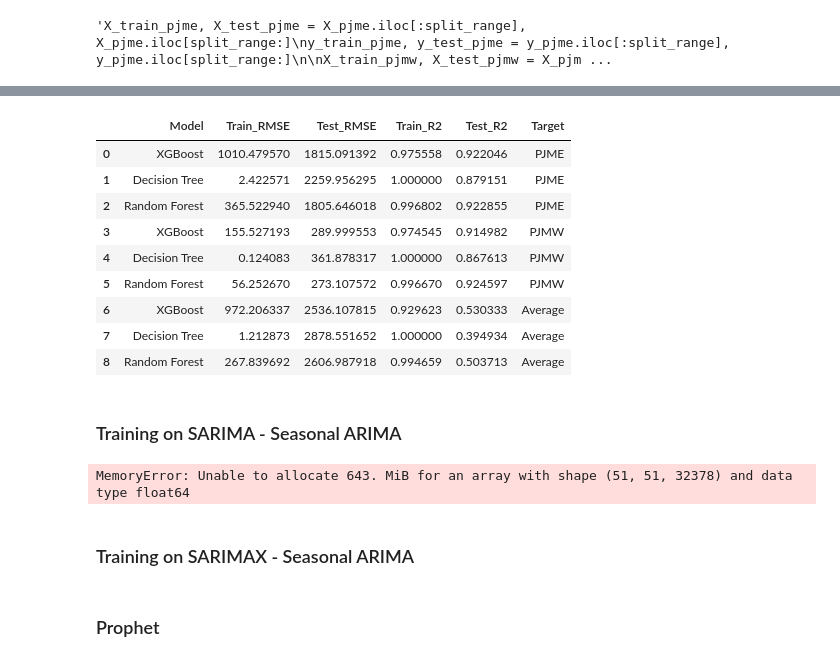
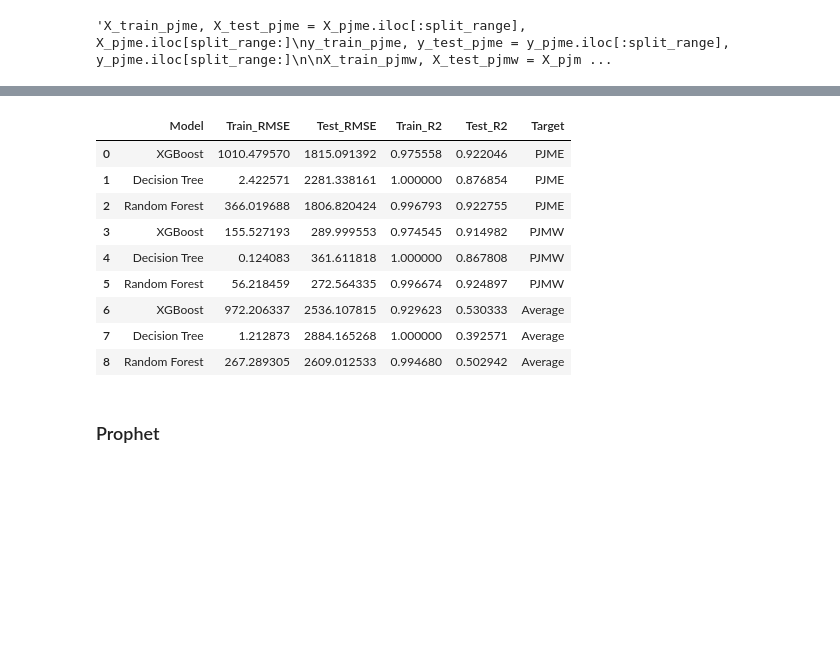
Before and after one commit to Himanshu-2678/Energy-Consumption-Forecasting, a Jupyter notebook: notebooks/4-model_building.ipynb, the cells around one changed output, grey strips where cells are left out. Drawn from its saved outputs; the diff is of its cells as text; code cells hidden in the pictures; blank space fills up the shorter version.

```diff
--- a/notebooks/4-model_building.ipynb
+++ b/notebooks/4-model_building.ipynb
@@ -132,14 +132,14 @@ models = {
     "XGBoost": XGBRegressor(),
     "Decision Tree" : DecisionTreeRegressor(),
     "Random Forest": RandomForestRegressor(),
-    "LightGBM": LGBMRegressor(),
-    "CatBoost": CatBoostRegressor(verbose=0),
-    "Support Vector Machine": SVR(),
-    "K-Neighbors": KNeighborsRegressor(),
-    "Elastic Net": ElasticNet(),
+    #"LightGBM": LGBMRegressor(),
+    #"CatBoost": CatBoostRegressor(verbose=0),
+    #"Support Vector Machine": SVR(),
+    #"K-Neighbors": KNeighborsRegressor(),
+    #"Elastic Net": ElasticNet(),
     "SARIMA" : SARIMAX,
-    "ARIMA": ARIMA,
-    "Prophet": Prophet()
+    #"ARIMA": ARIMA,
+    #"Prophet": Prophet()
 }
 # %%
 data_dict = {
@@ -252,51 +350,23 @@ MemoryError: Unable to allocate 2.22 GiB for an array with shape (114571, 51, 51
 # %%
-# results of our models
-results_df = pd.DataFrame()
+"""final_results = []
 
-for target_name, result in results.items():
-    temp_df = pd.DataFrame(result)
-    temp_df['Target'] = target_name
-    results_df = pd.concat([results_df, temp_df], ignore_index=True)
+for target in results:
+    target_df = pd.DataFrame(target['Results'])
+    target_df['Target'] = target['Target']
+    final_results.append(target_df)
 
-results_df
+# Concatenate all DataFrames into one
+results_df = pd.concat(final_results, ignore_index=True)
+
+results_df"""
 # %% [output]
 |  | Model | Train_RMSE | Test_RMSE | Train_R2 | Test_R2 | Target |
 | 0 | XGBoost | 1010.479570 | 1815.091392 | 0.975558 | 0.922046 | PJME |
-| 1 | Decision Tree | 2.422571 | 2259.956295 | 1.000000 | 0.879151 | PJME |
-| 2 | Random Forest | 365.522940 | 1805.646018 | 0.996802 | 0.922855 | PJME |
+| 1 | Decision Tree | 2.422571 | 2281.338161 | 1.000000 | 0.876854 | PJME |
+| 2 | Random Forest | 366.019688 | 1806.820424 | 0.996793 | 0.922755 | PJME |
 | 3 | XGBoost | 155.527193 | 289.999553 | 0.974545 | 0.914982 | PJMW |
-| 4 | Decision Tree | 0.124083 | 361.878317 | 1.000000 | 0.867613 | PJMW |
-| 5 | Random Forest | 56.252670 | 273.107572 | 0.996670 | 0.924597 | PJMW |
+| 4 | Decision Tree | 0.124083 | 361.611818 | 1.000000 | 0.867808 | PJMW |
+| 5 | Random Forest | 56.218459 | 272.564335 | 0.996674 | 0.924897 | PJMW |
 | 6 | XGBoost | 972.206337 | 2536.107815 | 0.929623 | 0.530333 | Average |
-| 7 | Decision Tree | 1.212873 | 2878.551652 | 1.000000 | 0.394934 | Average |
-| 8 | Random Forest | 267.839692 | 2606.987918 | 0.994659 | 0.503713 | Average |
+| 7 | Decision Tree | 1.212873 | 2884.165268 | 1.000000 | 0.392571 | Average |
+| 8 | Random Forest | 267.289305 | 2609.012533 | 0.994680 | 0.502942 | Average |
-# %% [markdown]
-### Training on SARIMA - Seasonal ARIMA
-# %%
-from statsmodels.tsa.statespace.sarimax import SARIMAX
-df_sarima = df_cleaned[['PJM_Load']]
-# Fit the SARIMA model (adjust the parameters based on your data, p,d,q, seasonal_order)
-sarima_model = SARIMAX(y_train,
-                       order=(1, 1, 1),  # p, d, q values (adjust as necessary)
-                       seasonal_order=(1, 1, 1, 24),  # P, D, Q, S for daily seasonality
-                       enforce_stationarity=False,
-                       enforce_invertibility=False)
-
-sarima_fitted = sarima_model.fit(disp=False)
-
-predictions_sarima = sarima_fitted.predict(start=len(y_train), end=len(y_train) + len(y_test) - 1, dynamic=False)
-
-# Evaluate the performance of the model
-train_metrices_sarima = evaluate_model(y_train, y_train_pred)
-test_metrices_sarima = evaluate_model(y_test, y_test_pred)
-
-result.append({
-    'Model': model_name,
-    'Train_RMSE': train_metrices[2],
-    'Test_RMSE': test_metrices[2],
-    'Train_R2': train_metrices[3],
-    'Test_R2': test_metrices[3]})
-# %% [output]
-MemoryError: Unable to allocate 643. MiB for an array with shape (51, 51, 32378) and data type float64
-# %% [markdown]
-### Training on SARIMAX - Seasonal ARIMA
```
Also changed, not shown: parts of 4 cells of this notebook, 3 other files.
